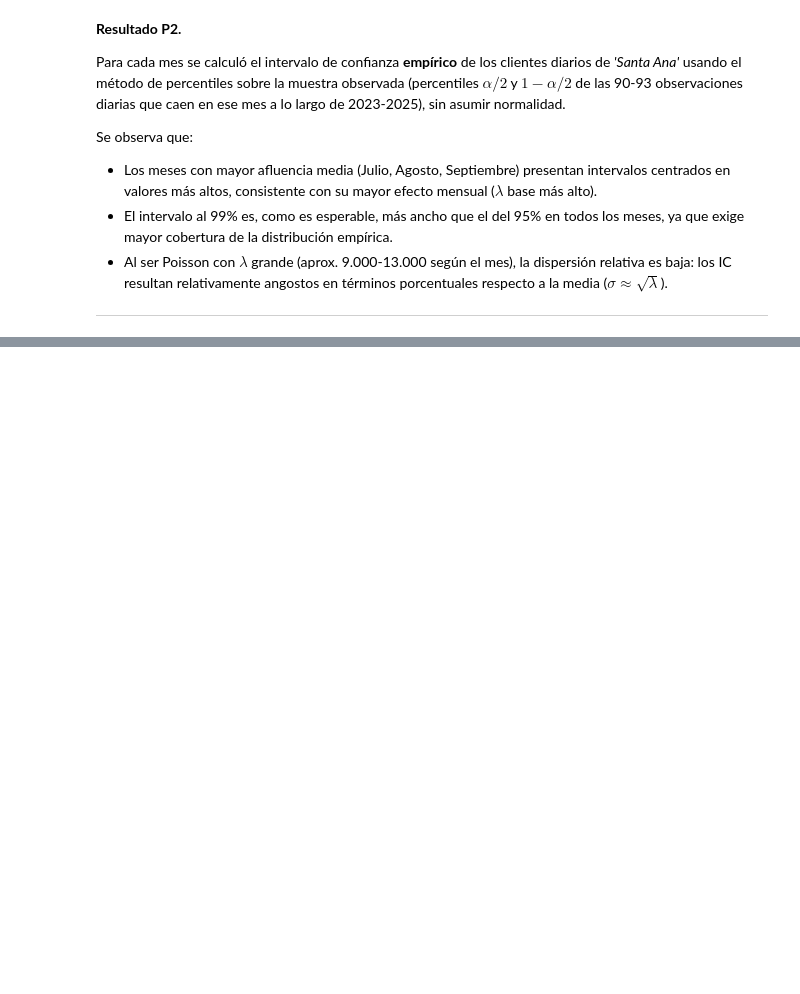
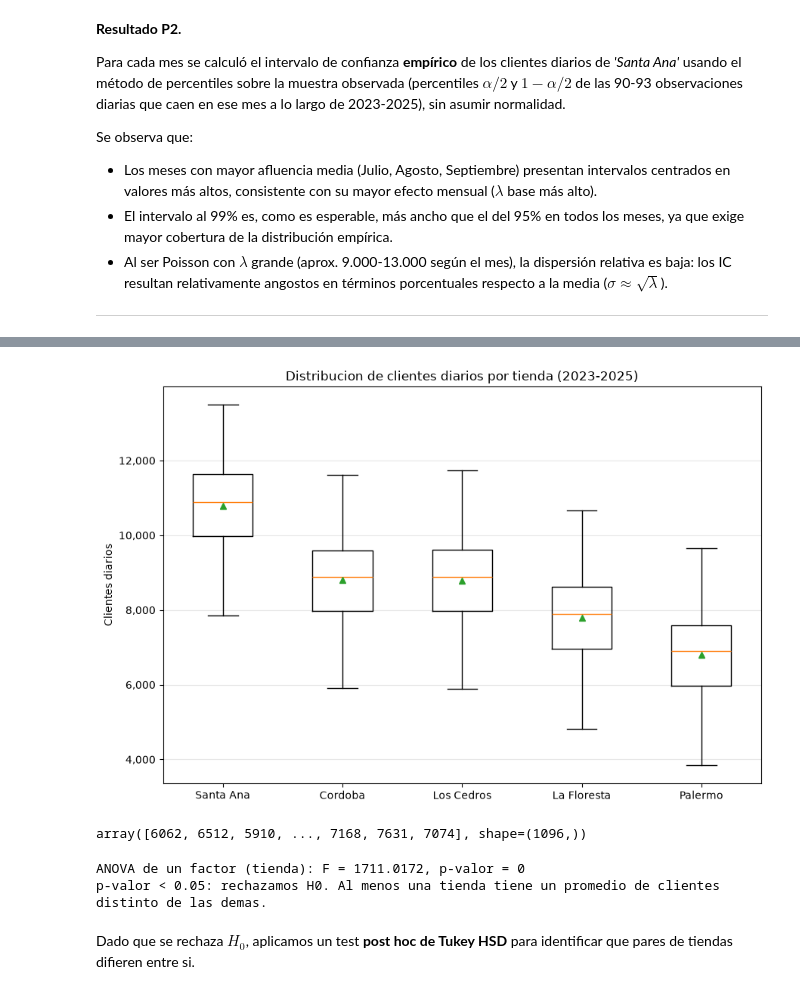
Before and after one commit to LuisParedes1/ceia_prob_estadistica, a Jupyter notebook: TPs/TP_Final/TP_final.ipynb, the cells around one changed output, grey strips where cells are left out. Drawn from its saved outputs; the diff is of its cells as text; code cells hidden in the pictures; blank space fills up the shorter version.

```diff
--- a/TPs/TP_Final/TP_final.ipynb
+++ b/TPs/TP_Final/TP_final.ipynb
@@ -362,0 +361,8 @@ De igual manera, realicen pruebas **ANOVA** para determinar si los clientes espe
+# %%
+resumen_tiendas = (
+    efectos.groupby("tienda")["clientes"]
+    .agg(n="count", media="mean", std=lambda x: x.std(ddof=1))
+    .reindex(list(efecto_por_tienda.keys()))  # mantenemos el orden de definicion
+    .reset_index()
+)
+resumen_tiendas
@@ -362,0 +388,34 @@ De igual manera, realicen pruebas **ANOVA** para determinar si los clientes espe
+# %%
+orden_tiendas = resumen_tiendas.sort_values("media", ascending=False)["tienda"].tolist()
+datos_ordenados = [efectos.loc[efectos["tienda"] == t, "clientes"].values for t in orden_tiendas]
+
+fig, ax = plt.subplots(figsize=(9, 6))
+ax.boxplot(datos_ordenados, tick_labels=orden_tiendas, showmeans=True)
+ax.set_ylabel("Clientes diarios")
+ax.set_title("Distribucion de clientes diarios por tienda (2023-2025)")
+ax.yaxis.set_major_formatter(mticker.StrMethodFormatter("{x:,.0f}"))
+ax.grid(axis="y", alpha=0.3)
+plt.tight_layout()
+plt.show()
+# %% [output]
+[figure, added]
+# %%
+efectos.loc[efectos["tienda"] == 'Palermo', "clientes"].values
+# %% [output]
+array([6062, 6512, 5910, ..., 7168, 7631, 7074], shape=(1096,))
+# %%
+grupos = [efectos.loc[efectos["tienda"] == t, "clientes"].values for t in efecto_por_tienda.keys()]
+
+f_stat, p_anova = st.f_oneway(*grupos)
+alpha = 0.05
+
+print(f"ANOVA de un factor (tienda): F = {f_stat:.4f}, p-valor = {p_anova:.4g}")
+if p_anova < alpha:
+    print(f"p-valor < {alpha}: rechazamos H0. Al menos una tienda tiene un promedio de clientes distinto de las demas.")
+else:
+    print(f"p-valor >= {alpha}: no hay evidencia suficiente para rechazar H0.")
+# %% [output]
+ANOVA de un factor (tienda): F = 1711.0172, p-valor = 0
+p-valor < 0.05: rechazamos H0. Al menos una tienda tiene un promedio de clientes distinto de las demas.
+# %% [markdown]
+Dado que se rechaza $H_0$, aplicamos un test **post hoc de Tukey HSD** para identificar que pares de tiendas difieren entre si.
```
Also changed, not shown: parts of 19 cells of this notebook.
